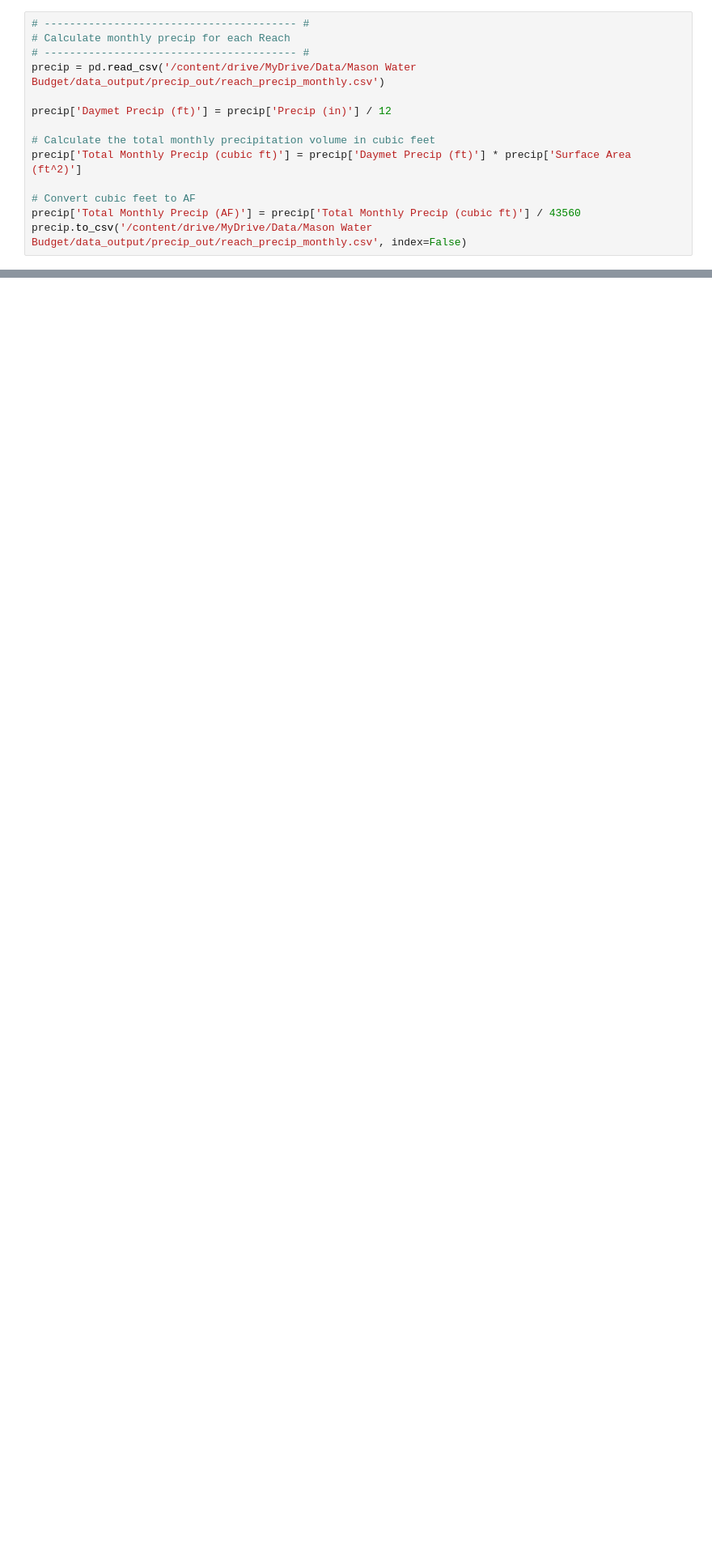
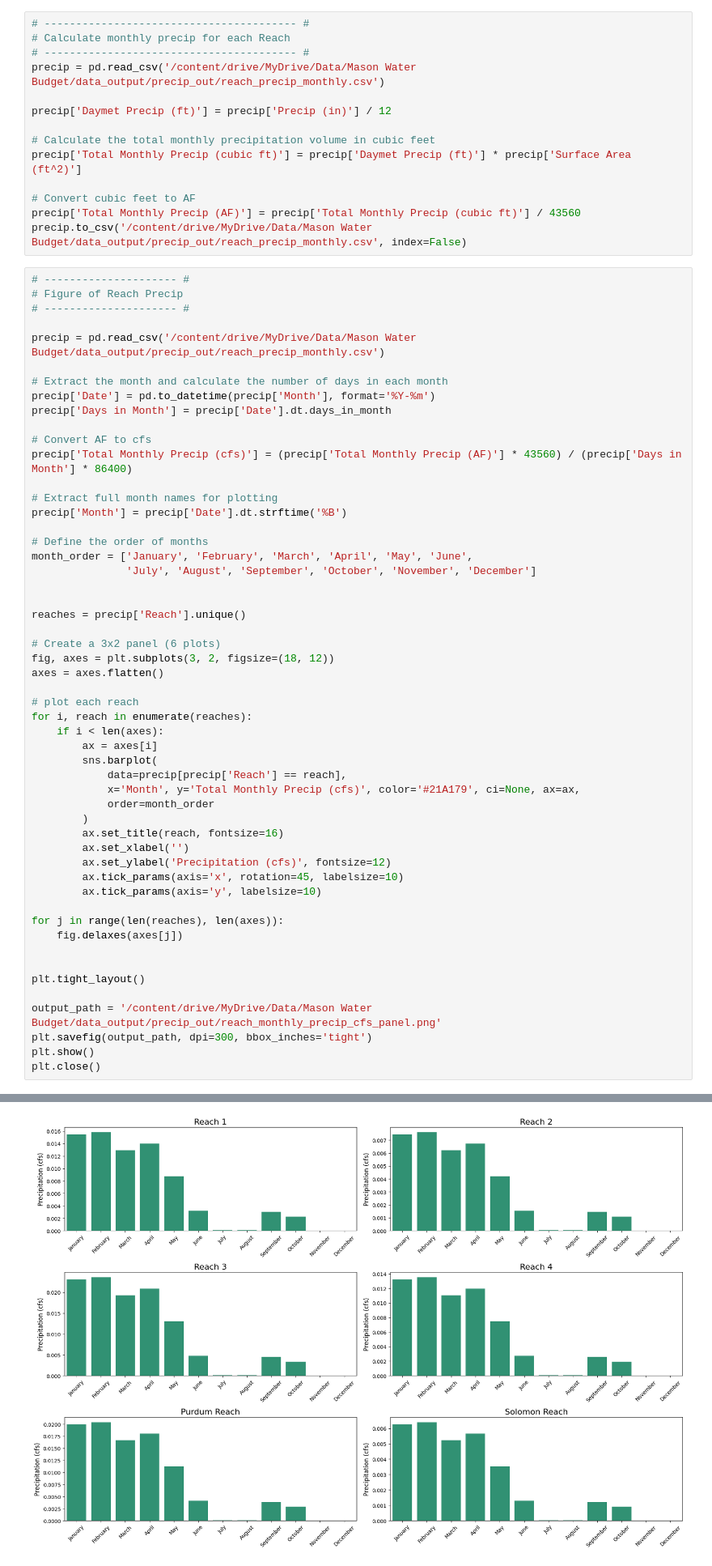
Before and after one commit to carlibeisel/mason_water_budget, a Jupyter notebook: reach_precip.ipynb, the cells around one changed output, grey strips where cells are left out. Shown at 81% size. Cells and saved outputs as stored; diff of their text form; blank space fills up the shorter version.

```diff
--- a/reach_precip.ipynb
+++ b/reach_precip.ipynb
@@ -178,3 +181,57 @@ precip['Total Monthly Precip (cubic ft)'] = precip['Daymet Precip (ft)'] * preci
 # Convert cubic feet to AF
 precip['Total Monthly Precip (AF)'] = precip['Total Monthly Precip (cubic ft)'] / 43560
 precip.to_csv('/content/drive/MyDrive/Data/Mason Water Budget/data_output/precip_out/reach_precip_monthly.csv', index=False)
+# %%
+# --------------------- #
+# Figure of Reach Precip
+# --------------------- #
+
+precip = pd.read_csv('/content/drive/MyDrive/Data/Mason Water Budget/data_output/precip_out/reach_precip_monthly.csv')
+
+# Extract the month and calculate the number of days in each month
+precip['Date'] = pd.to_datetime(precip['Month'], format='%Y-%m')
+precip['Days in Month'] = precip['Date'].dt.days_in_month
+
+# Convert AF to cfs
+precip['Total Monthly Precip (cfs)'] = (precip['Total Monthly Precip (AF)'] * 43560) / (precip['Days in Month'] * 86400)
+
+# Extract full month names for plotting
+precip['Month'] = precip['Date'].dt.strftime('%B')
+
+# Define the order of months
+month_order = ['January', 'February', 'March', 'April', 'May', 'June',
+               'July', 'August', 'September', 'October', 'November', 'December']
+
+
+reaches = precip['Reach'].unique()
+
+# Create a 3x2 panel (6 plots)
+fig, axes = plt.subplots(3, 2, figsize=(18, 12))
+axes = axes.flatten()
+
+# plot each reach
+for i, reach in enumerate(reaches):
+    if i < len(axes):
+        ax = axes[i]
+        sns.barplot(
+            data=precip[precip['Reach'] == reach],
+            x='Month', y='Total Monthly Precip (cfs)', color='#21A179', ci=None, ax=ax,
+            order=month_order
+        )
+        ax.set_title(reach, fontsize=16)
+        ax.set_xlabel('')
+        ax.set_ylabel('Precipitation (cfs)', fontsize=12)
+        ax.tick_params(axis='x', rotation=45, labelsize=10)
+        ax.tick_params(axis='y', labelsize=10)
+
+for j in range(len(reaches), len(axes)):
+    fig.delaxes(axes[j])
+
+
+plt.tight_layout()
+
+output_path = '/content/drive/MyDrive/Data/Mason Water Budget/data_output/precip_out/reach_monthly_precip_cfs_panel.png'
+plt.savefig(output_path, dpi=300, bbox_inches='tight')
+plt.show()
+plt.close()
+# %% [output]
@@ -180,0 +255 @@ precip.to_csv('/content/drive/MyDrive/Data/Mason Water Budget/data_output/precip
+[figure, added]
```
Also changed, not shown: parts of 2 cells of this notebook.
